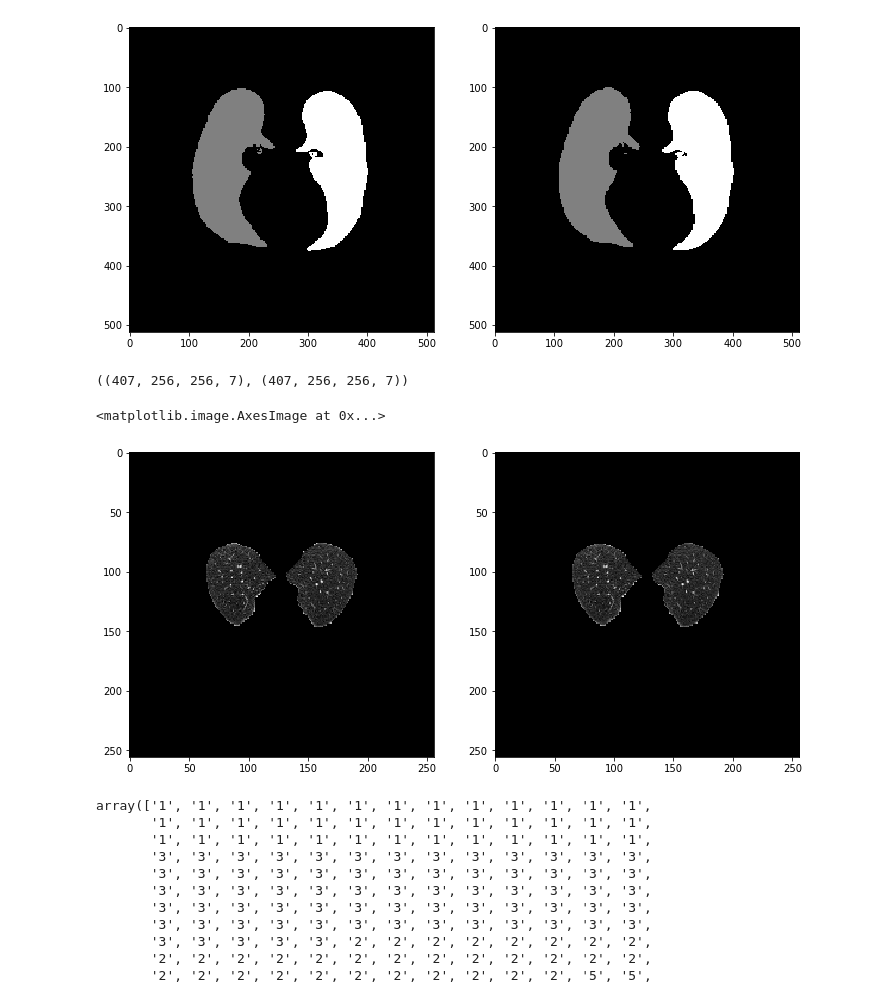
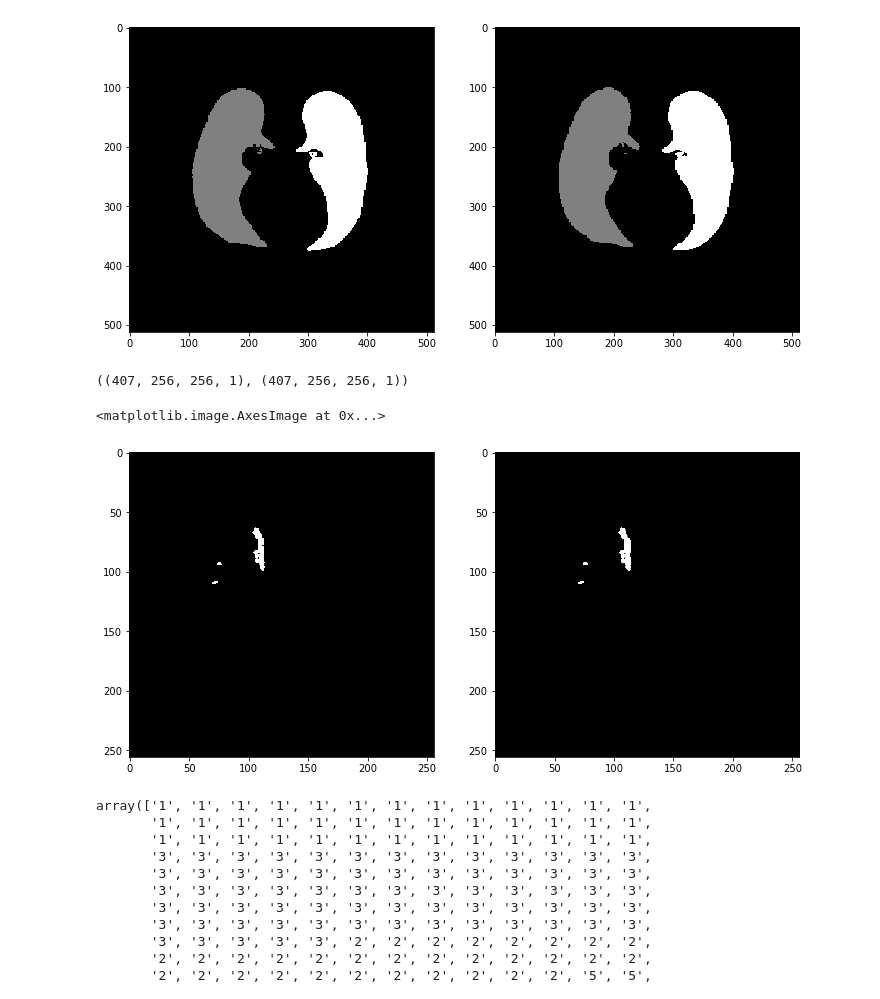
Before and after one commit to wudufan/lung_seg_em, a Jupyter notebook: preprocess/consistent_check.ipynb, the cells around one changed output. Cells and saved outputs as stored; diff of their text form; code cells hidden in the pictures.

```diff
--- a/preprocess/consistent_check.ipynb
+++ b/preprocess/consistent_check.ipynb
@@ -34,15 +34,16 @@ plt.subplot(122); plt.imshow(new_mask[new_mask.shape[0] // 2, ...], 'gray')
 <matplotlib.image.AxesImage at 0x...>
 [figure]
 # %%
-origin_npz = np.load(os.path.join(origin_dir, 'npzs', '0.npz'))
-new_npz = np.load(os.path.join(new_dir, 'npzs', '0.npz'))
+origin_npy = np.load(os.path.join(origin_dir, 'npzs/unet2', '0.npy'))
+new_npy = np.load(os.path.join(new_dir, 'npzs/unet2', '0.npy'))
 # %%
-print (origin_npz['img'].shape, new_npz['img'].shape)
+print (origin_npy.shape, new_npy.shape)
+islice = 10
 plt.figure(figsize=[12,6])
-plt.subplot(121); plt.imshow(origin_npz['img'][50,...,3], 'gray', vmin=0, vmax=10)
-plt.subplot(122); plt.imshow(new_npz['img'][50,...,3], 'gray', vmin=0, vmax=10)
+plt.subplot(121); plt.imshow(origin_npy[islice,...,0], 'gray')
+plt.subplot(122); plt.imshow(new_npy[islice,...,0], 'gray')
 # %% [output]
-((407, 256, 256, 7), (407, 256, 256, 7))
+((407, 256, 256, 1), (407, 256, 256, 1))
 <matplotlib.image.AxesImage at 0x...>
-[figure, old version]
+[figure, new version]
 # %%
```
Also changed, not shown: parts of 1 cell of this notebook, 7 other files.
